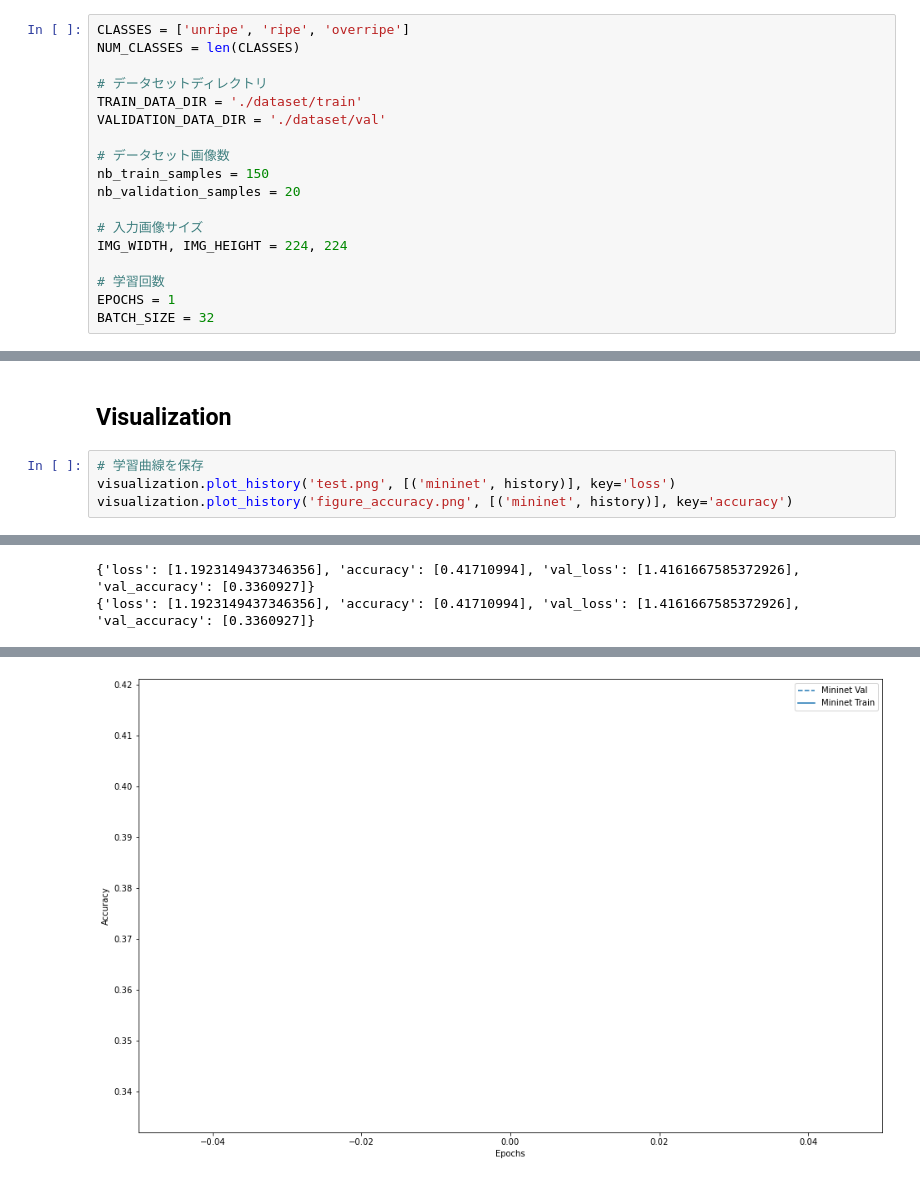
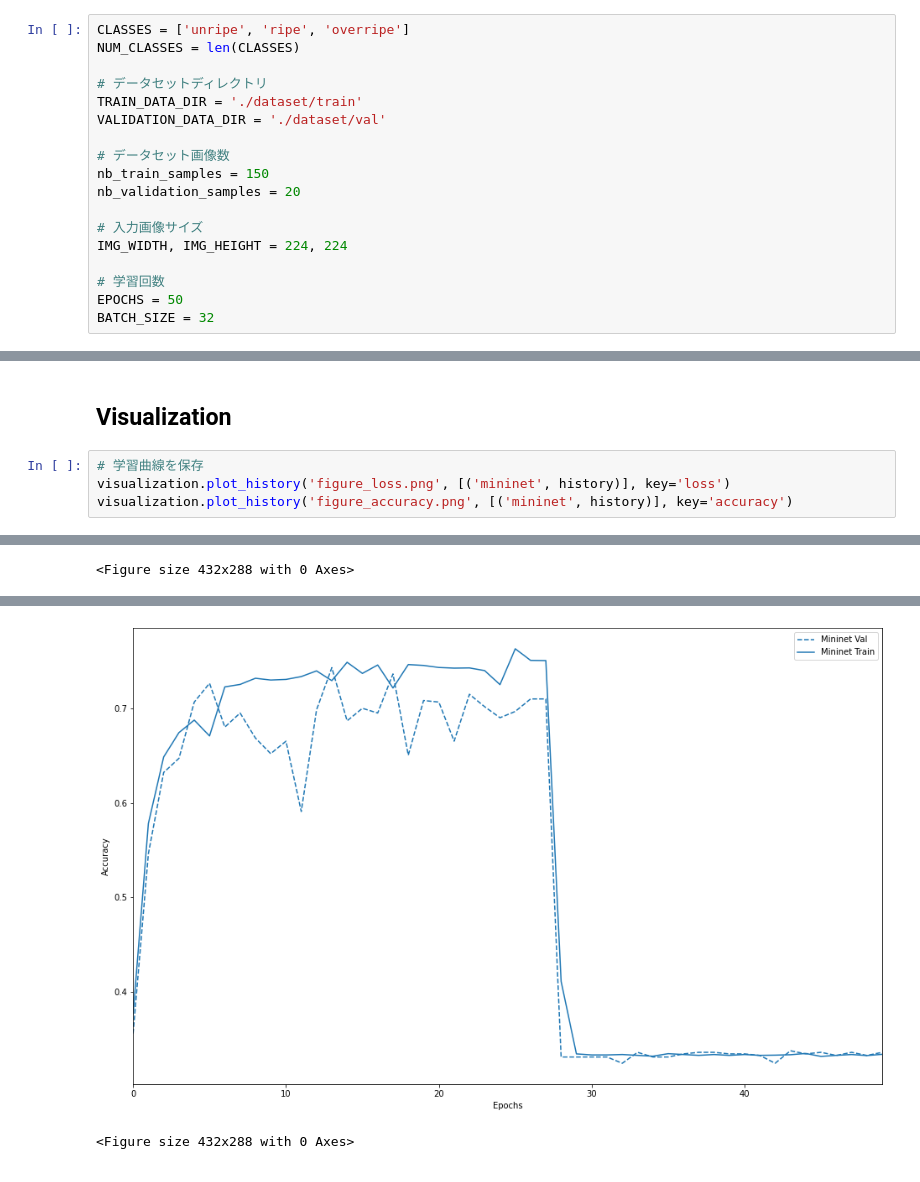
Before and after one commit to falboy1/keras_practice, a Jupyter notebook: train.ipynb, the cells around one changed output, grey strips where cells are left out. Drawn from its saved outputs; the diff is of its cells as text.

```diff
--- a/train.ipynb
+++ b/train.ipynb
@@ -32,7 +32,7 @@ nb_validation_samples = 20
 IMG_WIDTH, IMG_HEIGHT = 224, 224
 
 # 学習回数
-EPOCHS = 1
+EPOCHS = 50
 BATCH_SIZE = 32
 # %% [markdown]
 ## Dataset (Augumentation)
@@ -133,6 +149,6 @@ history = model.fit_generator(
 ## Visualization
 # %%
 # 学習曲線を保存
-visualization.plot_history('test.png', [('mininet', history)], key='loss')
+visualization.plot_history('figure_loss.png', [('mininet', history)], key='loss')
 visualization.plot_history('figure_accuracy.png', [('mininet', history)], key='accuracy')
 # %% [output]
@@ -139,2 +156 @@ visualization.plot_history('figure_accuracy.png', [('mininet', history)], key='a
-{'loss': [1.1923149437346356], 'accuracy': [0.41710994], 'val_loss': [1.4161667585372926], 'val_accuracy': [0.3360927]}
-{'loss': [1.1923149437346356], 'accuracy': [0.41710994], 'val_loss': [1.4161667585372926], 'val_accuracy': [0.3360927]}
+<Figure size 432x288 with 0 Axes>
@@ -142 +157,2 @@ visualization.plot_history('figure_accuracy.png', [('mininet', history)], key='a
-[figure, old version]
+[figure, new version]
+<Figure size 432x288 with 0 Axes>
```
Also changed, not shown: parts of 3 cells of this notebook, 1 other file.
